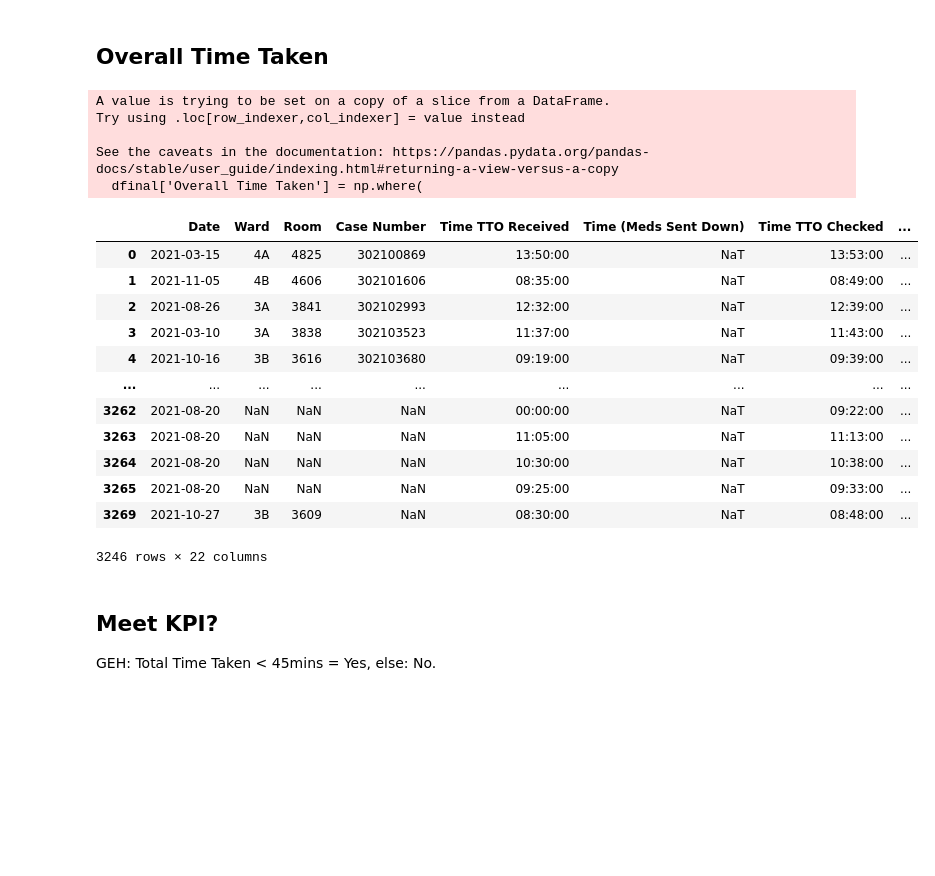
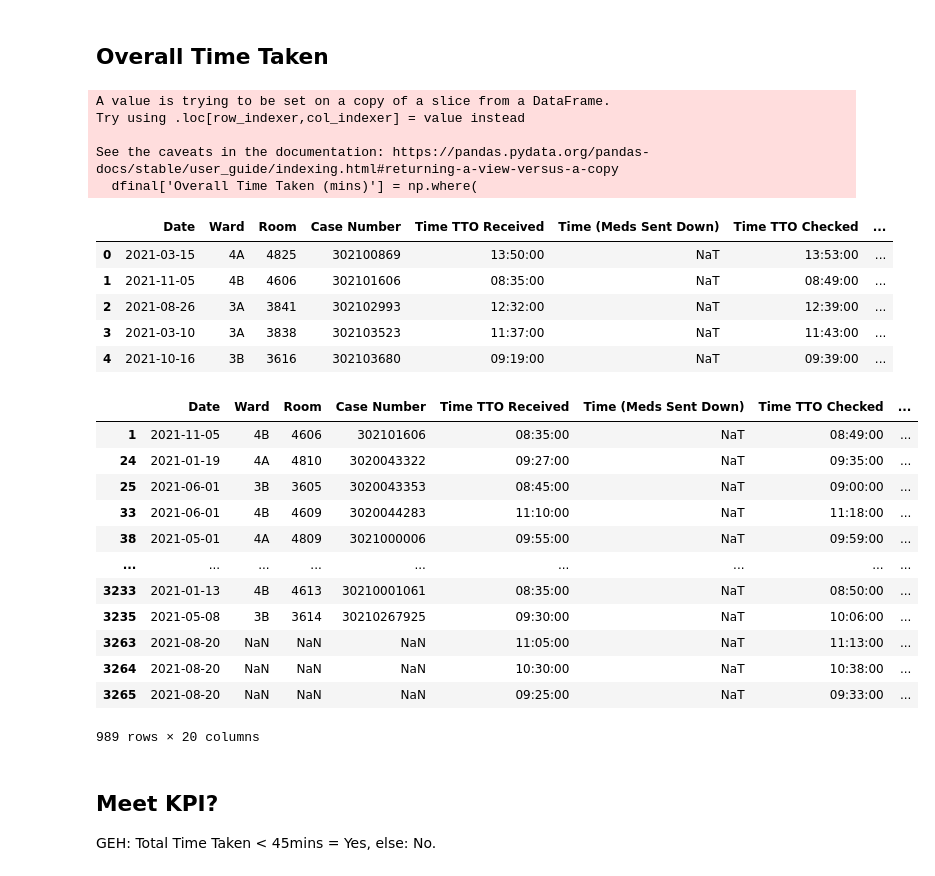
Before and after one commit to RoystonCXW/IS447---Smart-Healthcare, a Jupyter notebook: IS447/System/Data/Pharmacy Dept/Data Cleaning/PEH_Cleaning.ipynb, the cells around one changed output. Saved outputs shown, nothing was run; the diff lists cells and outputs as text; code cells hidden in the pictures; blank space fills up the shorter version.

```diff
--- a/IS447/System/Data/Pharmacy Dept/Data Cleaning/PEH_Cleaning.ipynb
+++ b/IS447/System/Data/Pharmacy Dept/Data Cleaning/PEH_Cleaning.ipynb
@@ -471,31 +470,41 @@ See the caveats in the documentation: https://pandas.pydata.org/pandas-docs/stab
 # %% [markdown]
 ## Overall Time Taken
 # %%
-dfinal['Overall Time Taken'] = np.where(
-                                                (dfinal['Time Taken (to Counselling)'] == pd.to_datetime('00:00:00').time()),
-                                                dfinal['Time Taken (Ready for Collection)'],
-                                                dfinal['Time Taken (to Counselling)'])
+dfinal['Overall Time Taken (mins)'] = np.where(
+                                                (dfinal['Time Taken (to Counselling)'].isnull()),
+                                                pd.to_datetime(dfinal['Time Taken (Ready for Collection)'].astype(str)).dt.minute,
+                                                pd.to_datetime(dfinal['Time Taken (to Counselling)'].astype(str)).dt.minute)
 
-dfinal
+dfinal.head()
 # %% [output]
 A value is trying to be set on a copy of a slice from a DataFrame.
 Try using .loc[row_indexer,col_indexer] = value instead
 
 See the caveats in the documentation: https://pandas.pydata.org/pandas-docs/stable/user_guide/indexing.html#returning-a-view-versus-a-copy
-  dfinal['Overall Time Taken'] = np.where(
+  dfinal['Overall Time Taken (mins)'] = np.where(
 |  | Date | Ward | Room | Case Number | Time TTO Received | Time (Meds Sent Down) | Time TTO Checked | ... |
 | 0 | 2021-03-15 | 4A | 4825 | 302100869 | 13:50:00 | NaT | 13:53:00 | ... |
 | 1 | 2021-11-05 | 4B | 4606 | 302101606 | 08:35:00 | NaT | 08:49:00 | ... |
 | 2 | 2021-08-26 | 3A | 3841 | 302102993 | 12:32:00 | NaT | 12:39:00 | ... |
 | 3 | 2021-03-10 | 3A | 3838 | 302103523 | 11:37:00 | NaT | 11:43:00 | ... |
 | 4 | 2021-10-16 | 3B | 3616 | 302103680 | 09:19:00 | NaT | 09:39:00 | ... |
-| ... | ... | ... | ... | ... | ... | ... | ... | ... |
-| 3262 | 2021-08-20 | NaN | NaN | NaN | 00:00:00 | NaT | 09:22:00 | ... |
-| 3263 | 2021-08-20 | NaN | NaN | NaN | 11:05:00 | NaT | 11:13:00 | ... |
-| 3264 | 2021-08-20 | NaN | NaN | NaN | 10:30:00 | NaT | 10:38:00 | ... |
-| 3265 | 2021-08-20 | NaN | NaN | NaN | 09:25:00 | NaT | 09:33:00 | ... |
-| 3269 | 2021-10-27 | 3B | 3609 | NaN | 08:30:00 | NaT | 08:48:00 | ... |
-3246 rows × 22 columns
+# %%
+#pd.set_option('display.max_columns', None)
+dfinal[dfinal['Time Taken (to Counselling)'].notnull()]
+# %% [output]
+|  | Date | Ward | Room | Case Number | Time TTO Received | Time (Meds Sent Down) | Time TTO Checked | ... |
+| 1 | 2021-11-05 | 4B | 4606 | 302101606 | 08:35:00 | NaT | 08:49:00 | ... |
+| 24 | 2021-01-19 | 4A | 4810 | 3020043322 | 09:27:00 | NaT | 09:35:00 | ... |
+| 25 | 2021-06-01 | 3B | 3605 | 3020043353 | 08:45:00 | NaT | 09:00:00 | ... |
+| 33 | 2021-06-01 | 4B | 4609 | 3020044283 | 11:10:00 | NaT | 11:18:00 | ... |
+| 38 | 2021-05-01 | 4A | 4809 | 3021000006 | 09:55:00 | NaT | 09:59:00 | ... |
+| ... | ... | ... | ... | ... | ... | ... | ... | ... |
+| 3233 | 2021-01-13 | 4B | 4613 | 30210001061 | 08:35:00 | NaT | 08:50:00 | ... |
+| 3235 | 2021-05-08 | 3B | 3614 | 30210267925 | 09:30:00 | NaT | 10:06:00 | ... |
+| 3263 | 2021-08-20 | NaN | NaN | NaN | 11:05:00 | NaT | 11:13:00 | ... |
+| 3264 | 2021-08-20 | NaN | NaN | NaN | 10:30:00 | NaT | 10:38:00 | ... |
+| 3265 | 2021-08-20 | NaN | NaN | NaN | 09:25:00 | NaT | 09:33:00 | ... |
+989 rows × 20 columns
 # %%
 #Time TTO Dispensed - Time (Counselled) - Time TTO Checked - Time (Meds Sent Down) - Time TTO Received
 
```
Also changed, not shown: parts of 9 cells of this notebook, 1 other file.
